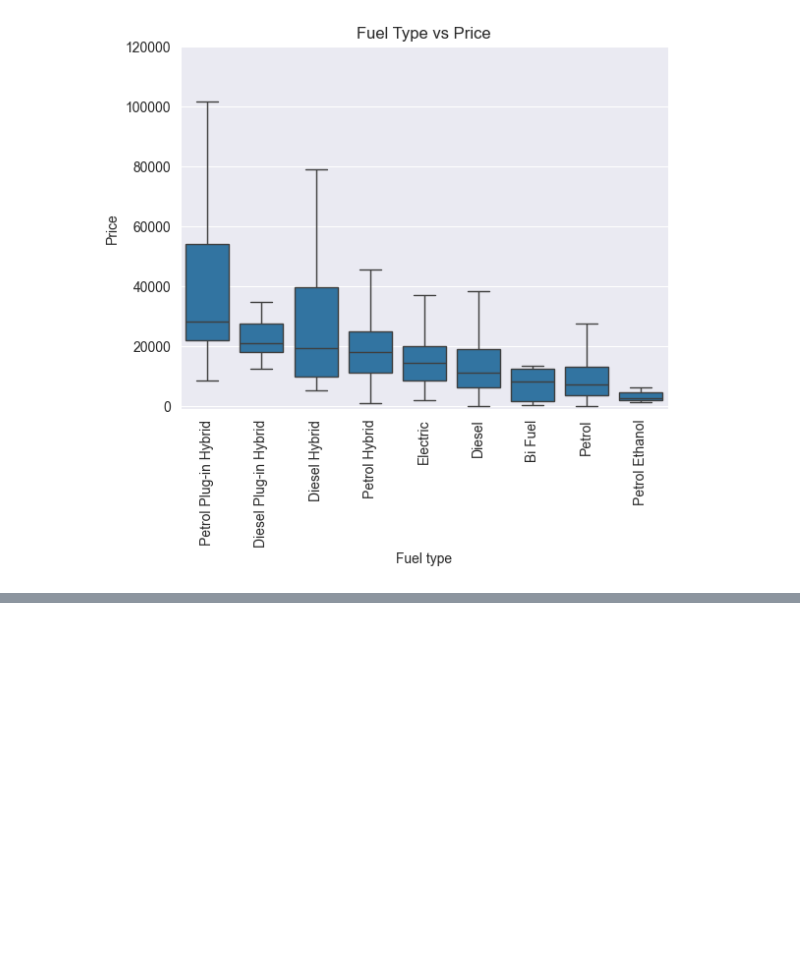
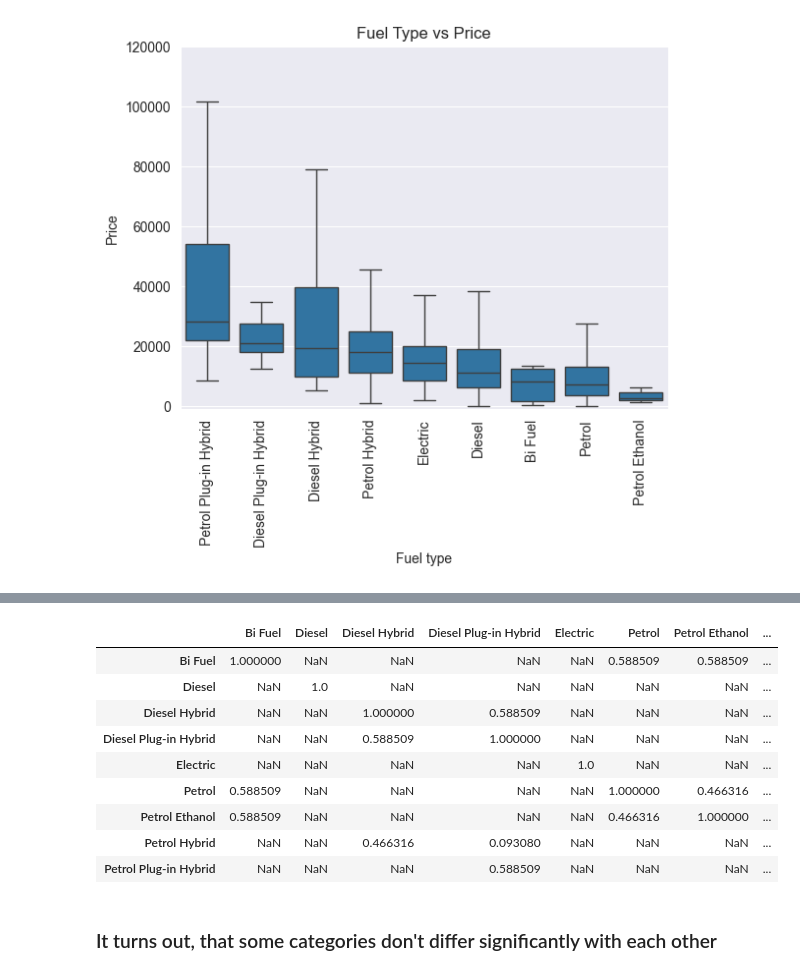
Before and after one commit to maciej-polcyn/data-processing-capstone-project, a Jupyter notebook: report.ipynb, the cells around one changed output, grey strips where cells are left out. Cells and saved outputs as stored; diff of their text form; code cells hidden in the pictures; blank space fills up the shorter version.

```diff
--- a/report.ipynb
+++ b/report.ipynb
@@ -247,0 +265,20 @@ plt.show()
+# %%
+post = df.copy()
+# %%
+post = post[["Price", "Fuel_Type"]].dropna(how="any")
+# %%
+matrix = sp.posthoc_dunn(post, val_col='Price', group_col='Fuel_Type', p_adjust='holm')
+matrix[matrix > 0.05]
+# %% [output]
+|  | Bi Fuel | Diesel | Diesel Hybrid | Diesel Plug-in Hybrid | Electric | Petrol | Petrol Ethanol | ... |
+| Bi Fuel | 1.000000 | NaN | NaN | NaN | NaN | 0.588509 | 0.588509 | ... |
+| Diesel | NaN | 1.0 | NaN | NaN | NaN | NaN | NaN | ... |
+| Diesel Hybrid | NaN | NaN | 1.000000 | 0.588509 | NaN | NaN | NaN | ... |
+| Diesel Plug-in Hybrid | NaN | NaN | 0.588509 | 1.000000 | NaN | NaN | NaN | ... |
+| Electric | NaN | NaN | NaN | NaN | 1.0 | NaN | NaN | ... |
+| Petrol | 0.588509 | NaN | NaN | NaN | NaN | 1.000000 | 0.466316 | ... |
+| Petrol Ethanol | 0.588509 | NaN | NaN | NaN | NaN | 0.466316 | 1.000000 | ... |
+| Petrol Hybrid | NaN | NaN | 0.466316 | 0.093080 | NaN | NaN | NaN | ... |
+| Petrol Plug-in Hybrid | NaN | NaN | NaN | 0.588509 | NaN | NaN | NaN | ... |
+# %% [markdown]
+### It turns out, that some categories don't differ significantly with each other
```
Also changed, not shown: parts of 21 cells of this notebook, 1 other file.
